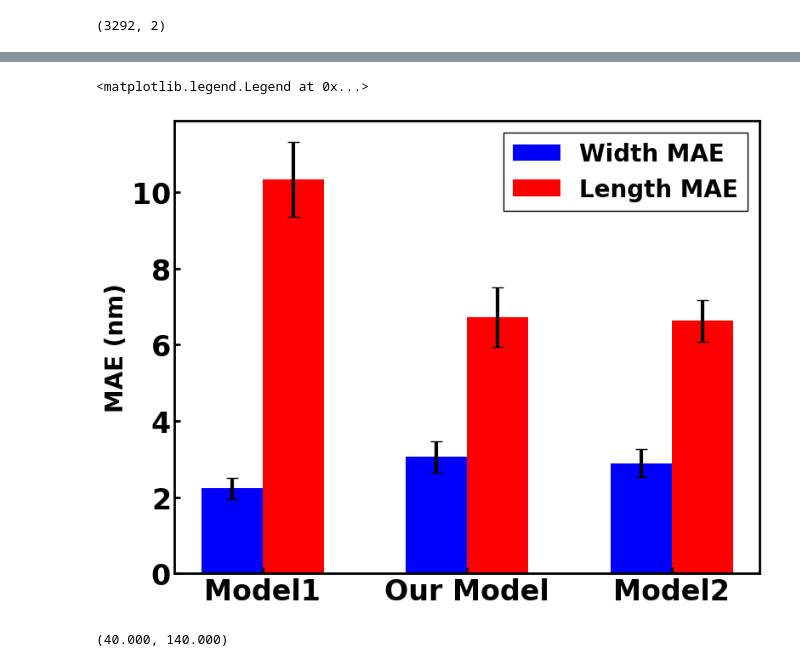
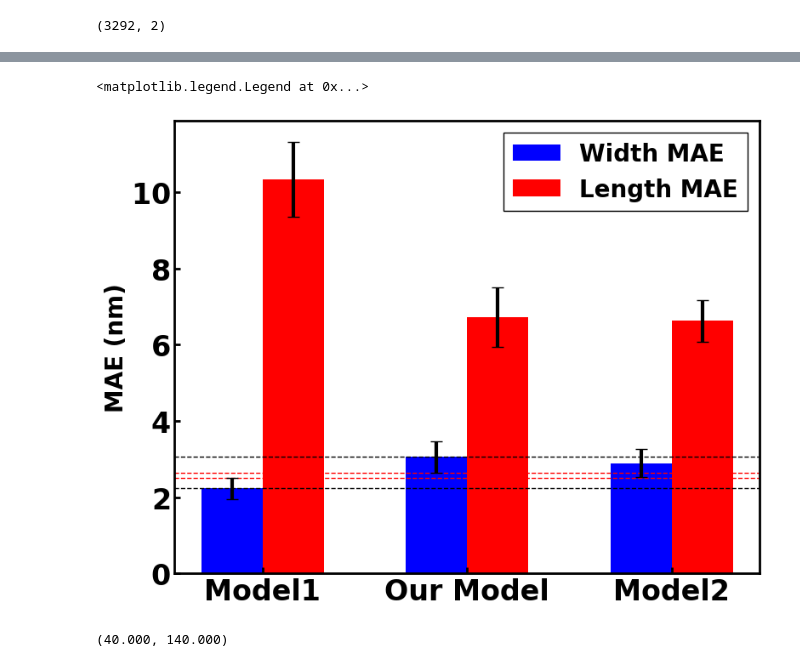
Before and after one commit to SWAN88/AuNR_DA, a Jupyter notebook: 090624_figure3.ipynb, the cells around one changed output, grey strips where cells are left out. Cells and saved outputs as stored; diff of their text form; code cells hidden in the pictures.

```diff
--- a/090624_figure3.ipynb
+++ b/090624_figure3.ipynb
@@ -455,30 +547,37 @@ yl_pred3_df.columns = ['model'+str(i+1) for i in range(num_model)]
 # %%
 fig, ax = plt.subplots()
 
 Width_MAE = (maew1_array.mean(), maew2_array.mean(), maew3_array.mean())
 Length_MAE = (mael1_array.mean(), mael2_array.mean(), mael3_array.mean())
 
 Width_MAE_errors = (maew1_array.std(), maew2_array.std(), maew3_array.std())
 Length_MAE_errors = (mael1_array.std(), mael2_array.std(), mael3_array.std())
 
 n_groups = 3
 index = np.arange(n_groups)
 bar_width = 0.3
 opacity = 1.0
 
+ax.axhline(y=maew1_array.mean(), lw=1, ls='--', c='k')
+ax.axhline(y=maew2_array.mean(), lw=1, ls='--', c='k')
+
+ax.axhline(y=maew1_array.mean()+maew1_array.std(), lw=1, ls='--', c='r')
+ax.axhline(y=maew2_array.mean()-maew2_array.std(), lw=1, ls='--', c='r')
+
+
 ax.bar(index - bar_width / 2, Width_MAE, bar_width, alpha=opacity, color='b', label='Width MAE', align='center',
         yerr=Width_MAE_errors, capsize=5)  # Adding error bars for Width_MAE
 ax.bar(index + bar_width / 2, Length_MAE, bar_width, alpha=opacity, color='r', label='Length MAE', align='center',
         yerr=Length_MAE_errors, capsize=5)  # Adding error bars for Length_MAE
 
 plt.xticks(index, ('Model1', 'Our Model', 'Model2'))
 ax.set_ylabel('MAE (nm)')
 
 labels = ax.get_xticklabels()
 plt.legend(fontsize=20)
 # %% [output]
 <matplotlib.legend.Legend at 0x...>
-[figure, old version]
+[figure, new version]
 # %%
 model_to_vis = mael1_array.argmin()
 # model_to_vis = 14
```
Also changed, not shown: parts of 6 cells of this notebook, 2 other files.
